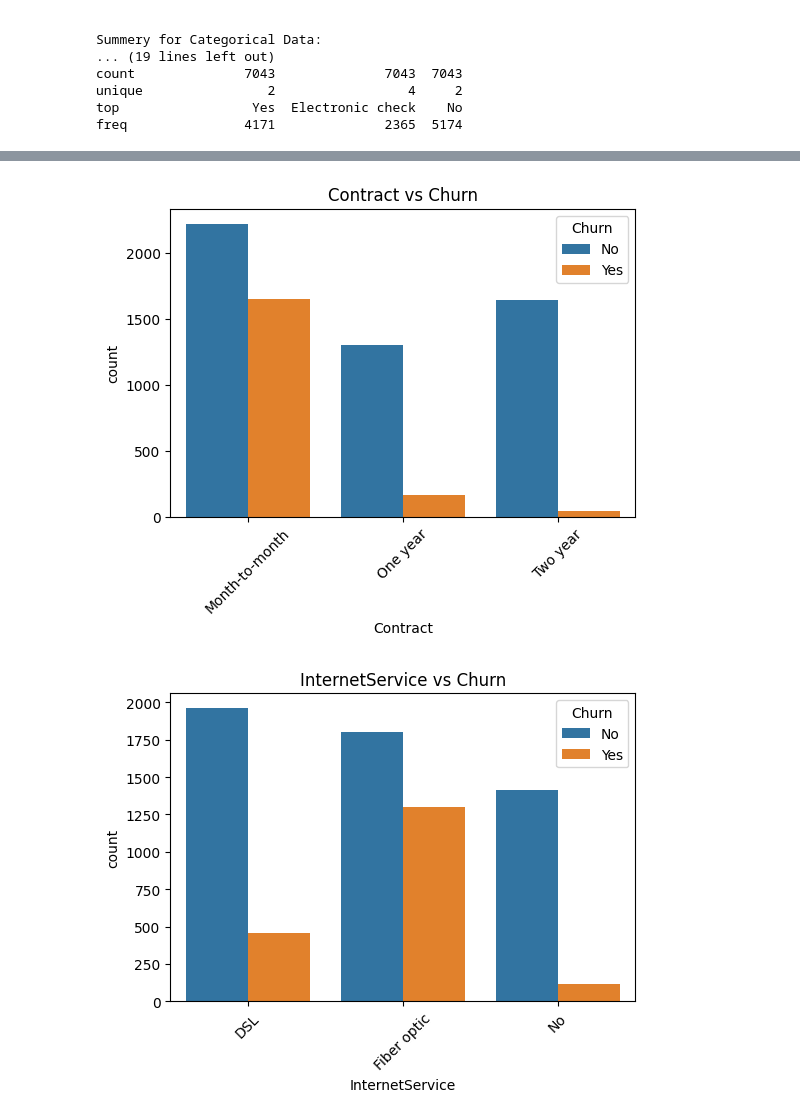
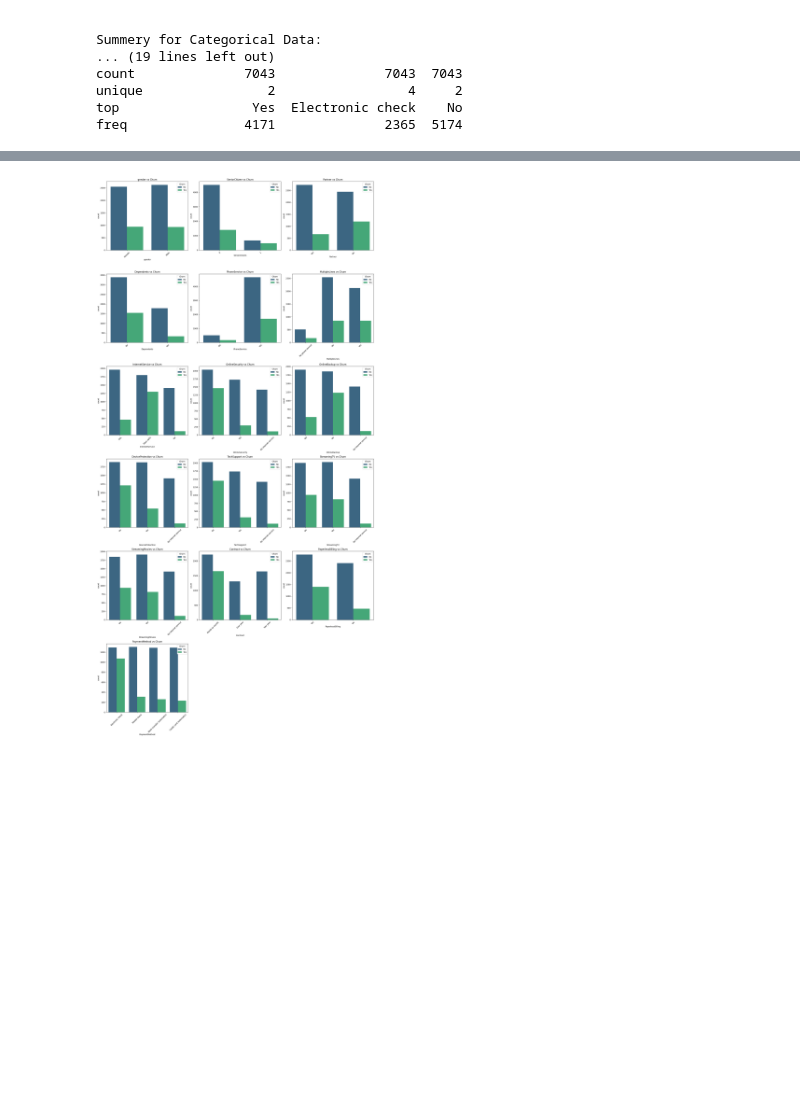
Before and after one commit to SHESHAL01/ML_CW_2425422, a Jupyter notebook: ML_CW_2425422.ipynb, the cells around one changed output, grey strips where cells are left out. Drawn from its saved outputs; the diff is of its cells as text; code cells hidden in the pictures; blank space fills up the shorter version.

```diff
--- a/ML_CW_2425422.ipynb
+++ b/ML_CW_2425422.ipynb
@@ -135,13 +142,11 @@ Name: proportion, dtype: float64
 # %%
 #Numerical Feature Visualisation
+numeric_columns = ['tenure','MonthlyCharges','TotalCharges']
 
-n_col = ["tenure", "MonthlyCharges", "TotalCharges"]
-
-for col in n_col:
-    plt.figure(figsize=(6, 4))
-    sns.histplot(data = dataSet, x=col, kde=True)
-    plt.title('Distribution of {col}')
-    plt.xlabel(col)
-    plt.ylabel('Frequency')
-    plt.show()
+plt.figure(figsize=(20,5))
+for col in numeric_columns:
+    plt.subplot(1,3,numeric_columns.index(col)+1)
+    sns.histplot(dataSet[col].dropna(), kde=True)
+    plt.title(f"Distribution of {col}")
+plt.show()
 # %% [output]
@@ -151,10 +154,13 @@ for col in n_col:
 # %%
-#
-for col in n_col:
-    plt.figure(figsize=(6,4))
+
+plt.figure(figsize=(20,5))
+for col in numeric_columns:
+    plt.subplot(1,3,numeric_columns.index(col)+1)
     sns.boxplot(data=dataSet, x="Churn", y=col)
     plt.title(f"{col} vs Churn")
     plt.xlabel("Churn")
     plt.ylabel(col)
-    plt.show()
+# plt.savefig("my_plot33.png")
+# files.download("my_plot33.png")
+plt.show()
 # %% [output]
@@ -164,14 +168,17 @@ for col in n_col:
 # %%
 #Categorical Feature visualization
-
-important_cols =["Contract", "InternetService", "PaymentMethod"]
-
-for col in important_cols:
-    plt.figure(figsize=(6, 4))
-    sns.countplot(x=col, data=dataSet,hue="Churn")
+categorical_columns = ['gender', 'SeniorCitizen', 'Partner', 'Dependents', 'PhoneService', 'MultipleLines',
+                       'InternetService', 'OnlineSecurity', 'OnlineBackup', 'DeviceProtection', 'TechSupport',
+                       'StreamingTV', 'StreamingMovies', 'Contract', 'PaperlessBilling', 'PaymentMethod']
+plt.figure(figsize=(20, 40))
+for col in categorical_columns:
+    plt.subplot(6,3,categorical_columns.index(col)+1)
+    sns.countplot(x=col, data=dataSet,hue="Churn", palette= 'viridis',) # Added palette here
     plt.title(f"{col} vs Churn")
     plt.xticks(rotation=45)
-    plt.show()
+plt.tight_layout()
+# plt.savefig("my_plotcccc.png")
+# files.download("my_plotcccc.png")
+plt.show()
 # %% [output]
-[figure, old version]
+[figure, new version]
-[figure, removed]
```
Also changed, not shown: parts of 19 cells of this notebook.
